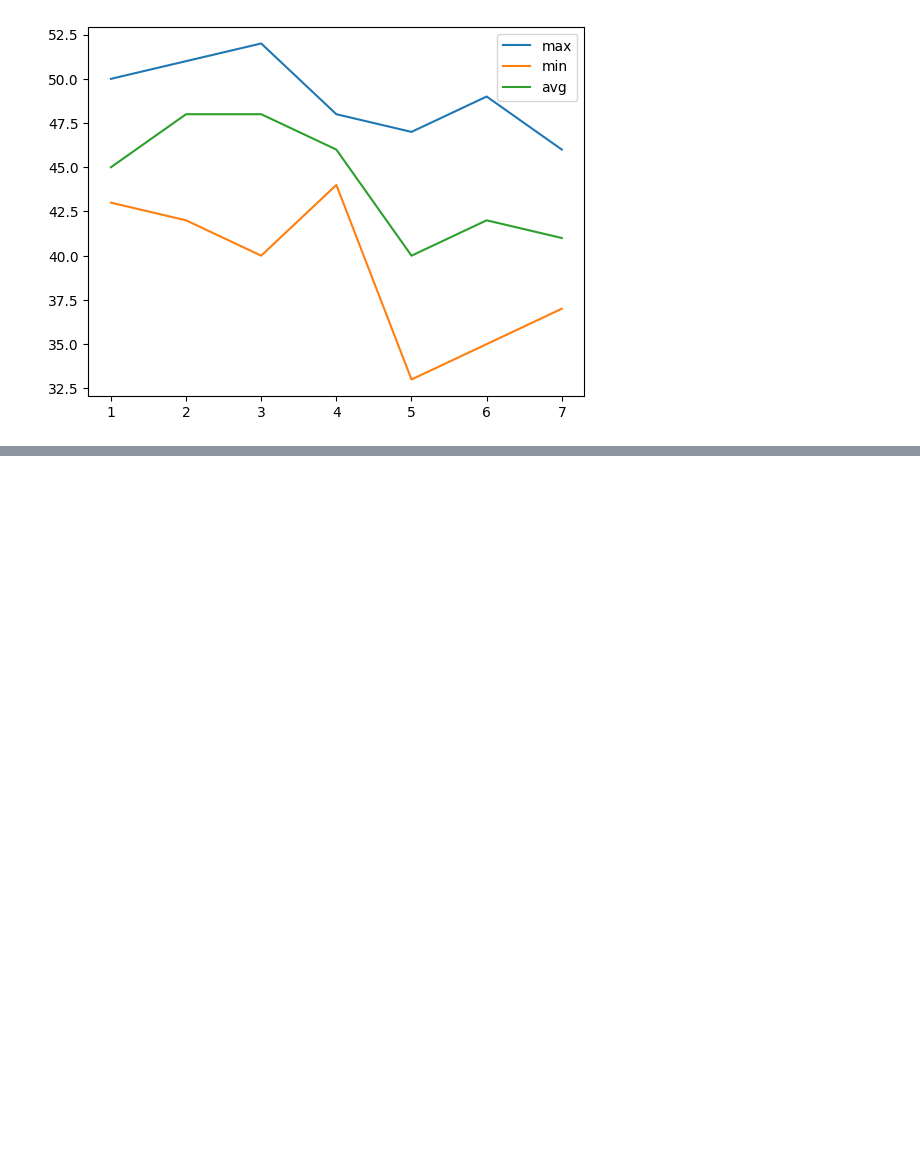
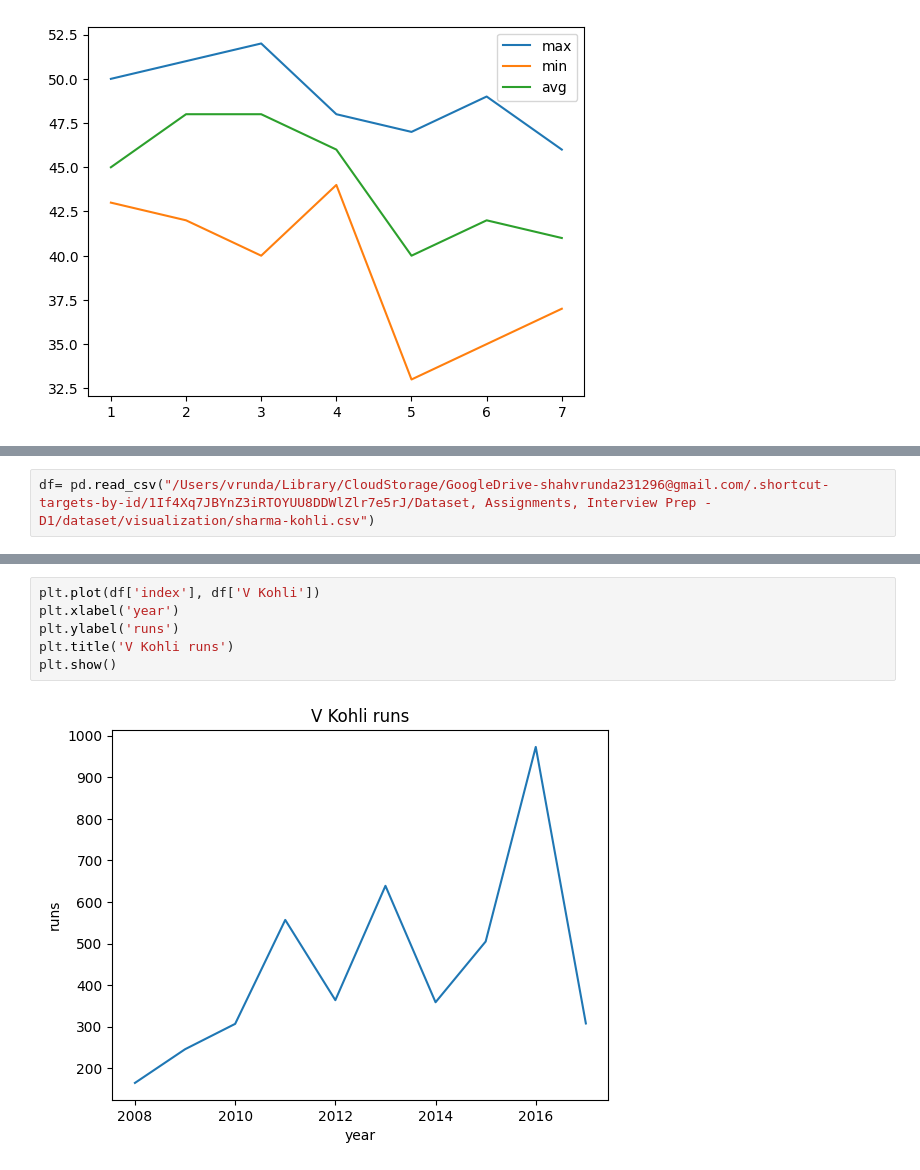
Before and after one commit to VShah2312/Data_Science_Code_N_Debug, a Jupyter notebook: Python_Basics/Data_Visualization.ipynb, the cells around one changed output, grey strips where cells are left out. Drawn from its saved outputs; the diff is of its cells as text; blank space fills up the shorter version.

```diff
--- a/Python_Basics/Data_Visualization.ipynb
+++ b/Python_Basics/Data_Visualization.ipynb
@@ -40,0 +55,2 @@ plt.show()
+# %%
+df= pd.read_csv("/Users/vrunda/Library/CloudStorage/GoogleDrive-shahvrunda231296@gmail.com/.shortcut-targets-by-id/1If4Xq7JBYnZ3iRTOYUU8DDWlZlr7e5rJ/Dataset, Assignments, Interview Prep - D1/dataset/visualization/sharma-kohli.csv")
@@ -40,0 +71,8 @@ plt.show()
+# %%
+plt.plot(df['index'], df['V Kohli'])
+plt.xlabel('year')
+plt.ylabel('runs')
+plt.title('V Kohli runs')
+plt.show()
+# %% [output]
+[figure, added]
```
Also changed, not shown: parts of 63 cells of this notebook, 4 other files.
